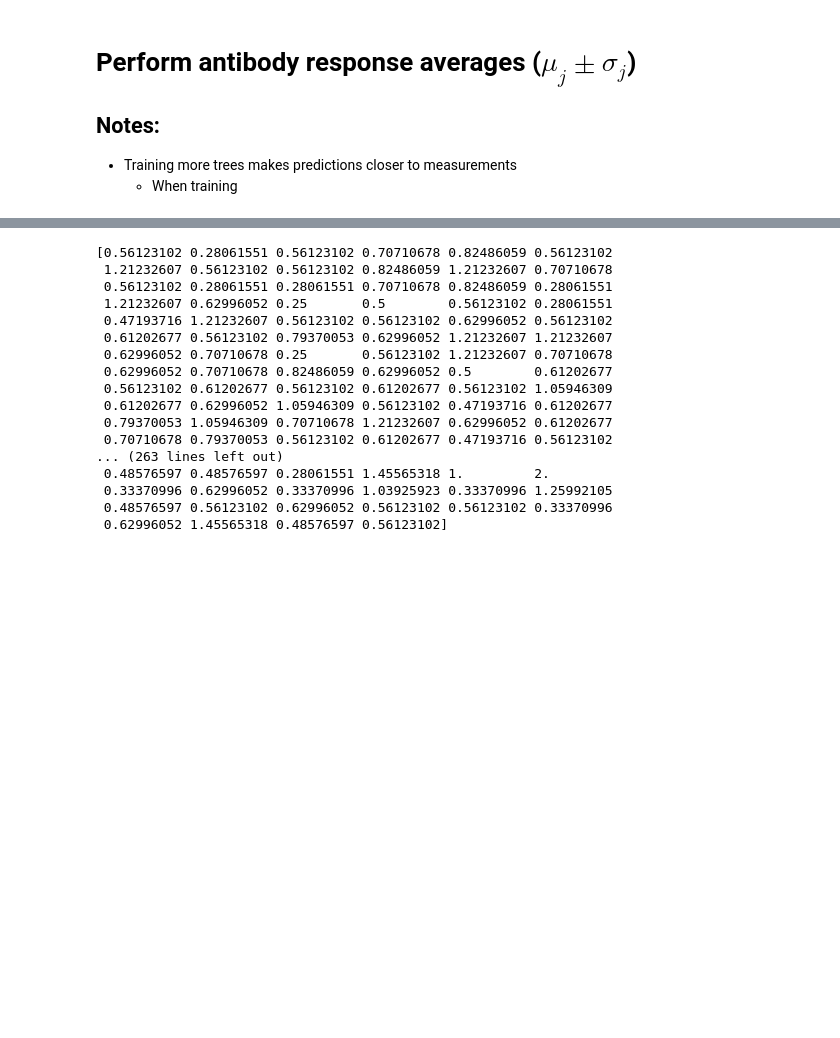
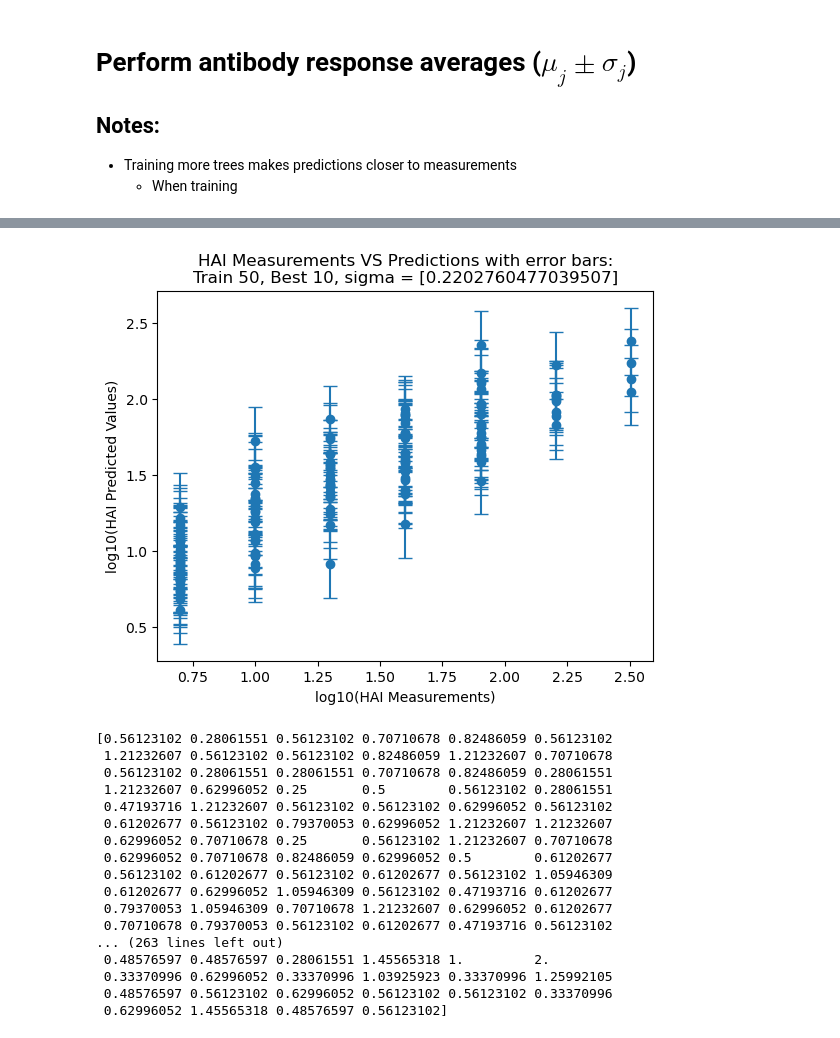
Before and after one commit to nick33333/einav_lab_work, a Jupyter notebook: Nicks_stuff/my_main_func.ipynb, the cells around one changed output, grey strips where cells are left out. Drawn from its saved outputs; the diff is of its cells as text; code cells hidden in the pictures; blank space fills up the shorter version.

Commit message:
Updated error bar figure

```diff
--- a/Nicks_stuff/my_main_func.ipynb
+++ b/Nicks_stuff/my_main_func.ipynb
@@ -875,3 +842,32 @@ dict_keys(['tableS5 TO tableS6', 'tableS5 TO tableS13', 'tableS5 TO tableS14', '
+# %%
+data = tableS14
+comparison_name = 'tableS13 TO tableS14'
+virus_name = 'A/AUCKLAND/5/96'
+
+
+dtr_lists_list = comparison_dict[comparison_name][virus_name] # Retrieve tree data for a specific comparison on a specific virus
+sigma_training_list = [i[1] for i in dtr_lists_list] # See Box 1 section 2 for reasoning
+mean_sigma_training = sum(sigma_training_list)/len(sigma_training_list) # Take mean
+df, odr_model, fitted_params = comparison_virus_ODR_df_dict[comparison_name][virus_name] # Retrieve ODR for a specific comparison on a specific virus
+error = worst_case_error(RMSE = [mean_sigma_training], odr_model = odr_model, fitted_params = fitted_params) # Find worst case error
+
+mu, HAI_measurements, HAI_predictions_df = average_convert_raw_dtr_predictions(data, dtr_lists_list) # Find AVG HAI preds and measurements
+
+# Find error for each HAI prediction using ODR
+# error = odr_model(fitted_params, mean_sigma_training) # Not maxed out
+
+x = np.log10(HAI_measurements.tolist()[0])
+y = np.log10(mu.tolist())
+errors = error * len(x)
+
+
+plt.errorbar(x=x, y=y, yerr=errors, fmt='o', capsize=5)
+plt.xlabel("log10(HAI Measurements)")
+plt.ylabel("log10(HAI Predicted Values)")
+plt.title(f"HAI Measurements VS Predictions with error bars:\nTrain {train_trees}, Best {best_trees}, sigma = {error}")
+plt.savefig(f"HAI Measurements VS Predictions with error bars: Train {train_trees}, Best {best_trees}")
+# %% [output]
+[figure, added]
 # %%
 df, odr_model, fitted_params = comparison_virus_ODR_df_dict['tableS13 TO tableS14']['A/AUCKLAND/5/96']
 comparison_dict['tableS13 TO tableS14']['A/AUCKLAND/5/96'] # Contains list of 5 best trees
```
Also changed, not shown: parts of 14 cells of this notebook, 1 other file.
